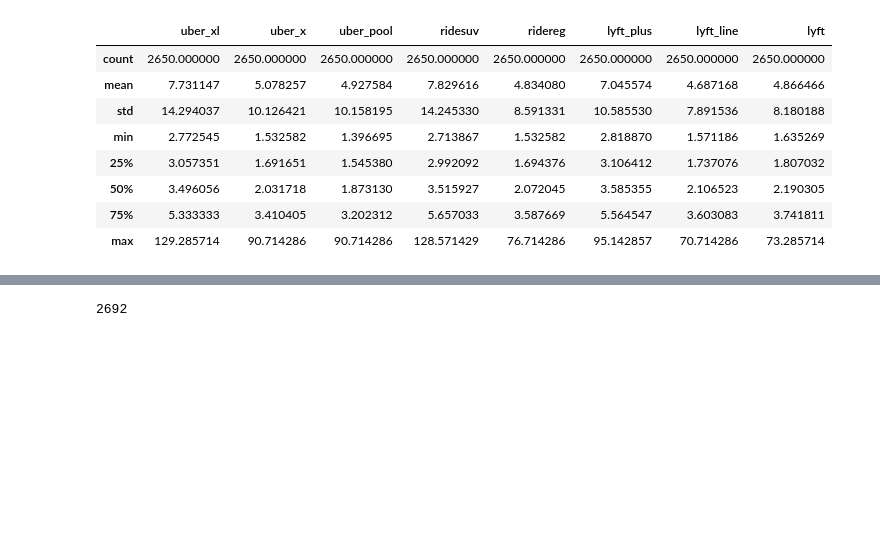
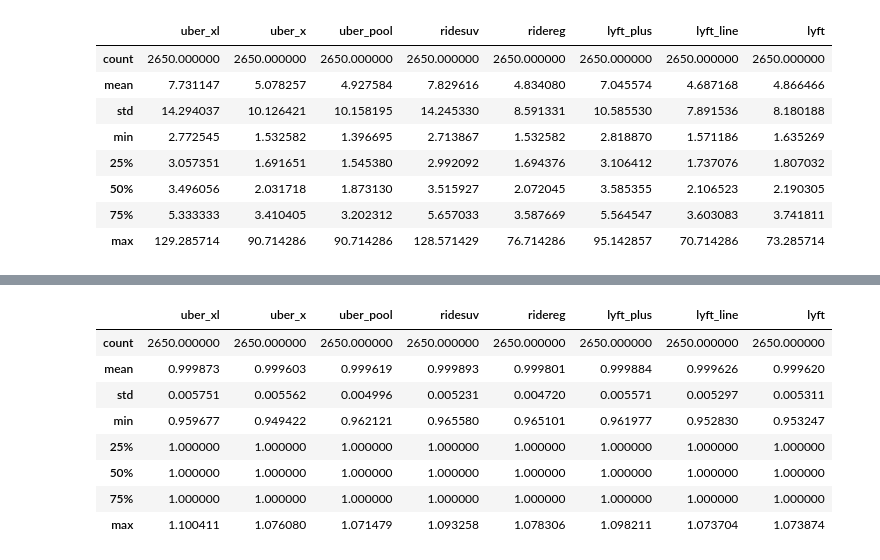
Before and after one commit to rt0161/Ridesharing_data_manipulate, a Jupyter notebook: RideshareDataEval.ipynb, the cells around one changed output, grey strips where cells are left out. Drawn from its saved outputs; the diff is of its cells as text; code cells hidden in the pictures; blank space fills up the shorter version.

```diff
--- a/RideshareDataEval.ipynb
+++ b/RideshareDataEval.ipynb
@@ -370,4 +340,0 @@ ind_rec=(rs_data['event_id']==pairs[0]) & (rs_data['destination']==pairs[1])
-# %%
-len(ind_rec)
-# %% [output]
-2692
@@ -373,0 +355,14 @@ len(ind_rec)
+# %%
+rs_dataf=rs_data.dropna()
+rs_dataf=rs_dataf.astype({'ridesuv':'float64','ridereg':'float64','lyft_line':'float64'})
+rs_dataf.describe().loc[:,ridecols]
+# %% [output]
+|  | uber_xl | uber_x | uber_pool | ridesuv | ridereg | lyft_plus | lyft_line | lyft |
+| count | 2650.000000 | 2650.000000 | 2650.000000 | 2650.000000 | 2650.000000 | 2650.000000 | 2650.000000 | 2650.000000 |
+| mean | 0.999873 | 0.999603 | 0.999619 | 0.999893 | 0.999801 | 0.999884 | 0.999626 | 0.999620 |
+| std | 0.005751 | 0.005562 | 0.004996 | 0.005231 | 0.004720 | 0.005571 | 0.005297 | 0.005311 |
+| min | 0.959677 | 0.949422 | 0.962121 | 0.965580 | 0.965101 | 0.961977 | 0.952830 | 0.953247 |
+| 25% | 1.000000 | 1.000000 | 1.000000 | 1.000000 | 1.000000 | 1.000000 | 1.000000 | 1.000000 |
+| 50% | 1.000000 | 1.000000 | 1.000000 | 1.000000 | 1.000000 | 1.000000 | 1.000000 | 1.000000 |
+| 75% | 1.000000 | 1.000000 | 1.000000 | 1.000000 | 1.000000 | 1.000000 | 1.000000 | 1.000000 |
+| max | 1.100411 | 1.076080 | 1.071479 | 1.093258 | 1.078306 | 1.098211 | 1.073704 | 1.073874 |
```
Also changed, not shown: parts of 11 cells of this notebook.
